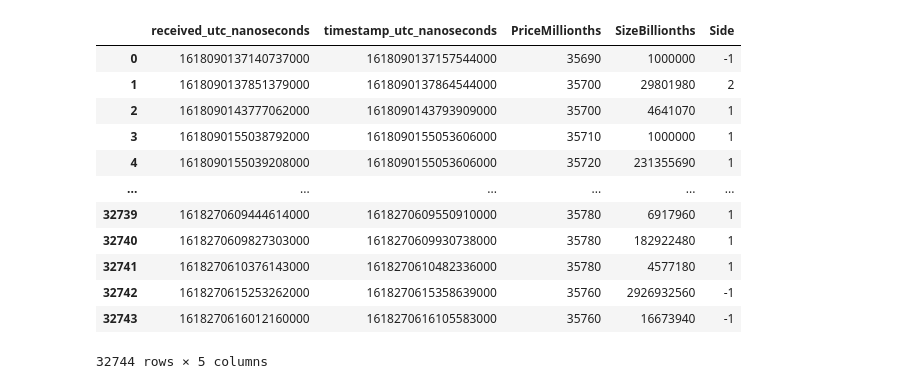
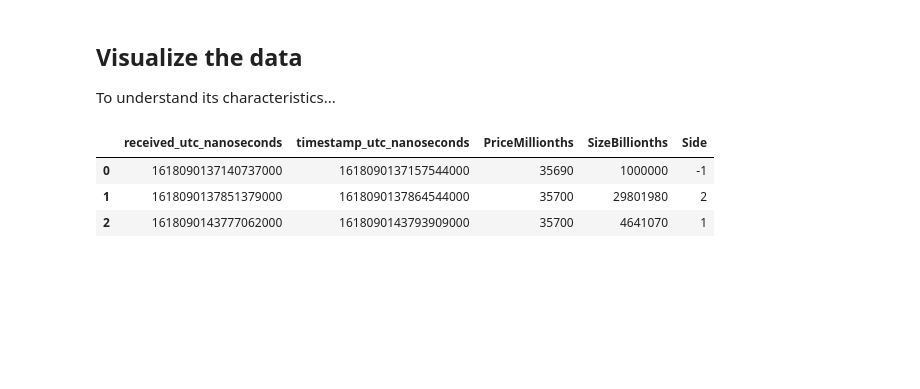
Before and after one commit to philipwlee/regquant, a Jupyter notebook: hw4_flow/hw4_flow_philip_lee_12129240.ipynb, the cells around one changed output. Drawn from its saved outputs; the diff is of its cells as text; code cells hidden in the pictures; blank space fills up the shorter version.

```diff
--- a/hw4_flow/hw4_flow_philip_lee_12129240.ipynb
+++ b/hw4_flow/hw4_flow_philip_lee_12129240.ipynb
@@ -21,8 +34,6 @@ if parent_path not in sys.path:
 # %%
-# .h5 files... don't work...
-# pd.read_hdf("../data/2021/Full_Size_Parsed_HDF5/2021-04__ETH-BTC_orders.h5")
-
 DATADIR = "../data/2021/For_Homework/"
+READ_BOOK = False
 
 books, trades = {}, {}
 
@@ -31,10 +42,10 @@ for filename in os.listdir(DATADIR):
 
     if filename[:6]=="trades":
         trades[pair] = pd.read_csv(DATADIR + filename, compression="gzip", sep='\t')
-    elif filename[:4]=="book": pass
-        # books[pair] = pd.read_csv(DATADIR + filename, compression="gzip", sep='\t')
+    elif filename[:4]=="book" and READ_BOOK:
+        books[pair] = pd.read_csv(DATADIR + filename, compression="gzip", sep='\t')
     else:
         print(f"Not reading {filename}")
 
-print(trades.keys())
+print(f"Trades {trades.keys()}")
 # %% [output]
@@ -46,16 +56,11 @@ KeyError: 'ETH-BTC'
+# %% [markdown]
+## Visualize the data
+
+To understand its characteristics...
 # %%
-trades["ETH-BTC"]
+trades["ETH-BTC"].head(3)
 # %% [output]
 |  | received_utc_nanoseconds | timestamp_utc_nanoseconds | PriceMillionths | SizeBillionths | Side |
 | 0 | 1618090137140737000 | 1618090137157544000 | 35690 | 1000000 | -1 |
 | 1 | 1618090137851379000 | 1618090137864544000 | 35700 | 29801980 | 2 |
 | 2 | 1618090143777062000 | 1618090143793909000 | 35700 | 4641070 | 1 |
-| 3 | 1618090155038792000 | 1618090155053606000 | 35710 | 1000000 | 1 |
-| 4 | 1618090155039208000 | 1618090155053606000 | 35720 | 231355690 | 1 |
-| ... | ... | ... | ... | ... | ... |
-| 32739 | 1618270609444614000 | 1618270609550910000 | 35780 | 6917960 | 1 |
-| 32740 | 1618270609827303000 | 1618270609930738000 | 35780 | 182922480 | 1 |
-| 32741 | 1618270610376143000 | 1618270610482336000 | 35780 | 4577180 | 1 |
-| 32742 | 1618270615253262000 | 1618270615358639000 | 35760 | 2926932560 | -1 |
-| 32743 | 1618270616012160000 | 1618270616105583000 | 35760 | 16673940 | -1 |
-32744 rows × 5 columns
```
Also changed, not shown: parts of 20 cells of this notebook, 1 other file.
